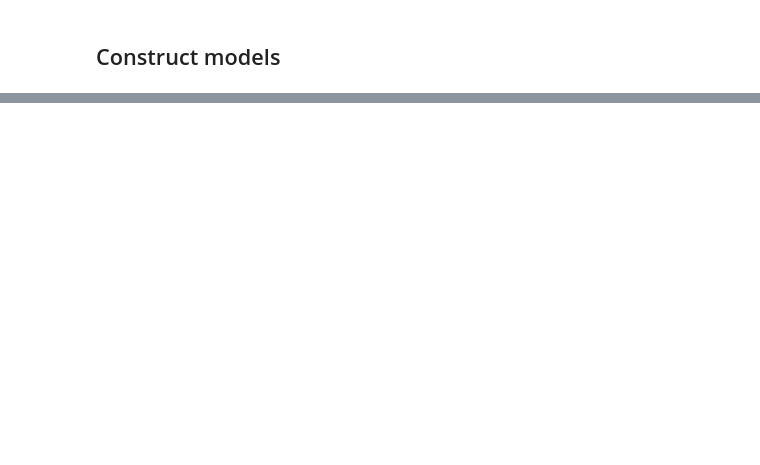
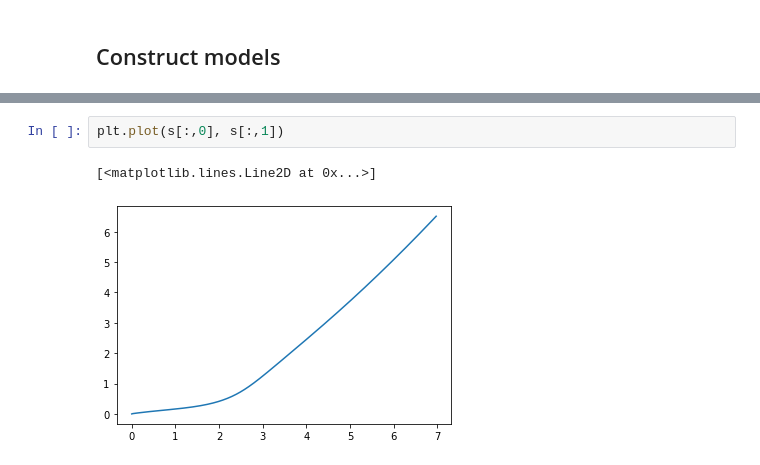
Before and after one commit to jshen04/hnn, a Jupyter notebook: machine-vibration.ipynb, the cells around one changed output, grey strips where cells are left out. Saved outputs shown, nothing was run; the diff lists cells and outputs as text; blank space fills up the shorter version.

```diff
--- a/machine-vibration.ipynb
+++ b/machine-vibration.ipynb
@@ -499,0 +226,5 @@ plt.show()
+# %%
+plt.plot(s[:,0], s[:,1])
+# %% [output]
+[<matplotlib.lines.Line2D at 0x...>]
+[figure, added]
```
Also changed, not shown: parts of 64 cells of this notebook.
